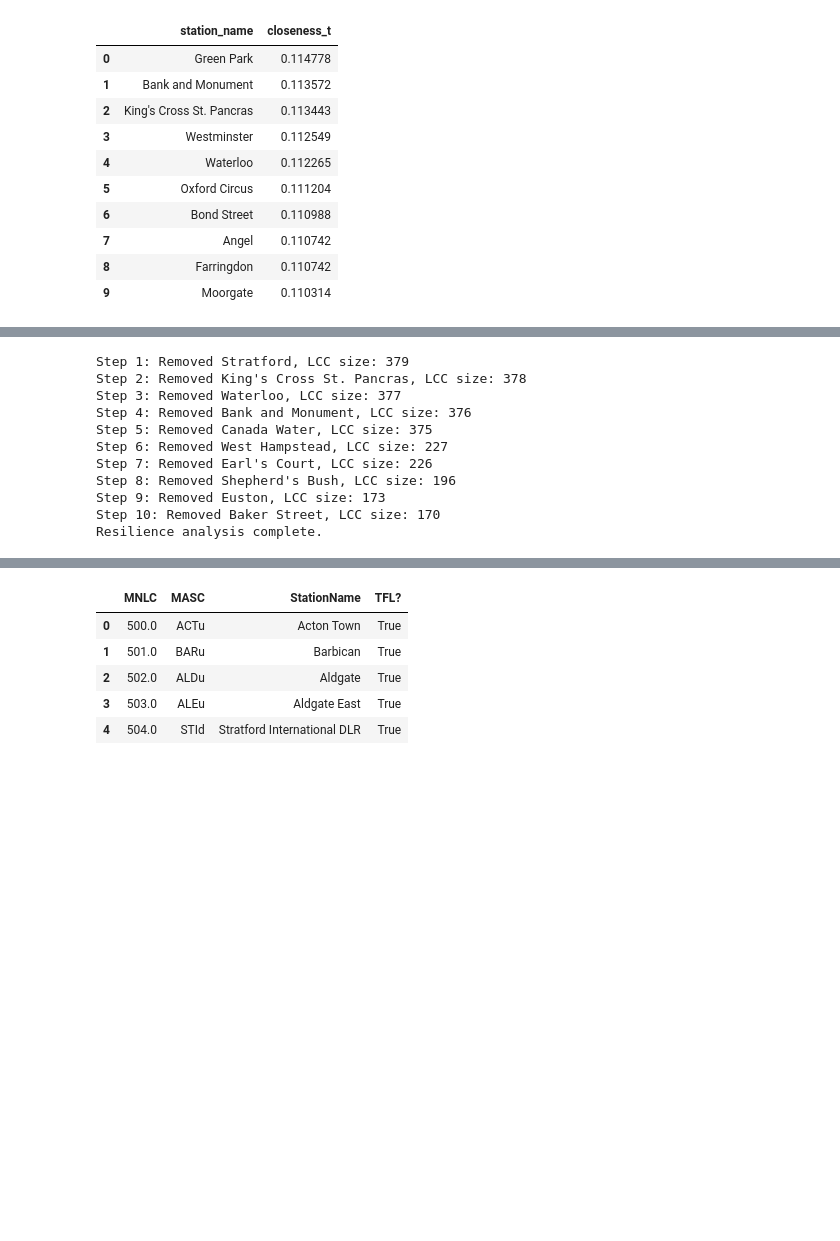
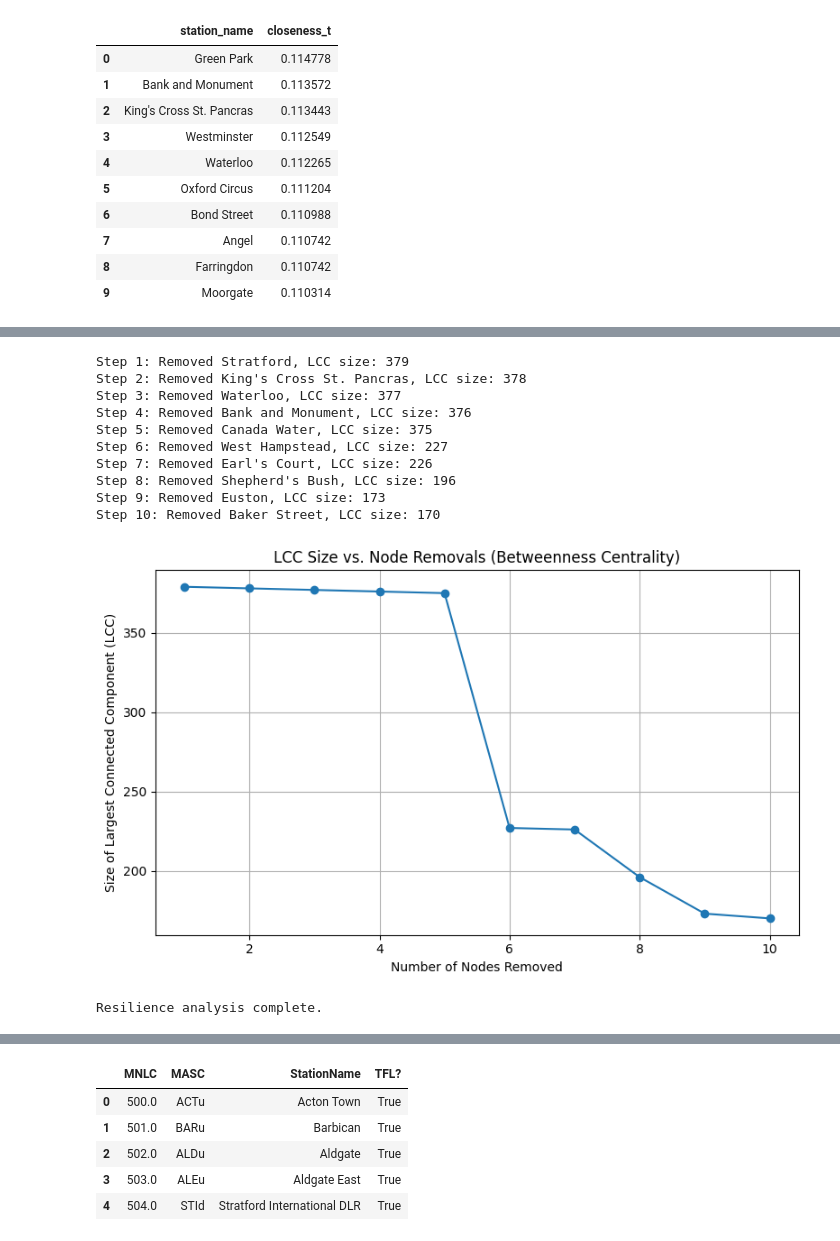
Before and after one commit to wbwhaha/UrbanSimulation_Assignment, a Jupyter notebook: Code/London’s underground resilience.ipynb, the cells around one changed output, grey strips where cells are left out. Saved outputs shown, nothing was run; the diff lists cells and outputs as text; code cells hidden in the pictures; blank space fills up the shorter version.

```diff
--- a/Code/London’s underground resilience.ipynb
+++ b/Code/London’s underground resilience.ipynb
@@ -185,15 +198,16 @@ Resilience analysis complete.
 # %%
-G_lu_b = analyze_resilience(G_lu_b, 'betweenness')
+lcc_betweenness = analyze_resilience(G_lu_b, 'betweenness')
 # %% [output]
 Step 1: Removed Stratford, LCC size: 379
 Step 2: Removed King's Cross St. Pancras, LCC size: 378
 Step 3: Removed Waterloo, LCC size: 377
 Step 4: Removed Bank and Monument, LCC size: 376
 Step 5: Removed Canada Water, LCC size: 375
 Step 6: Removed West Hampstead, LCC size: 227
 Step 7: Removed Earl's Court, LCC size: 226
 Step 8: Removed Shepherd's Bush, LCC size: 196
 Step 9: Removed Euston, LCC size: 173
 Step 10: Removed Baker Street, LCC size: 170
-Resilience analysis complete.
+[figure, added]
+Resilience analysis complete.
 # %%
```
Also changed, not shown: parts of 14 cells of this notebook, 5 other files.
